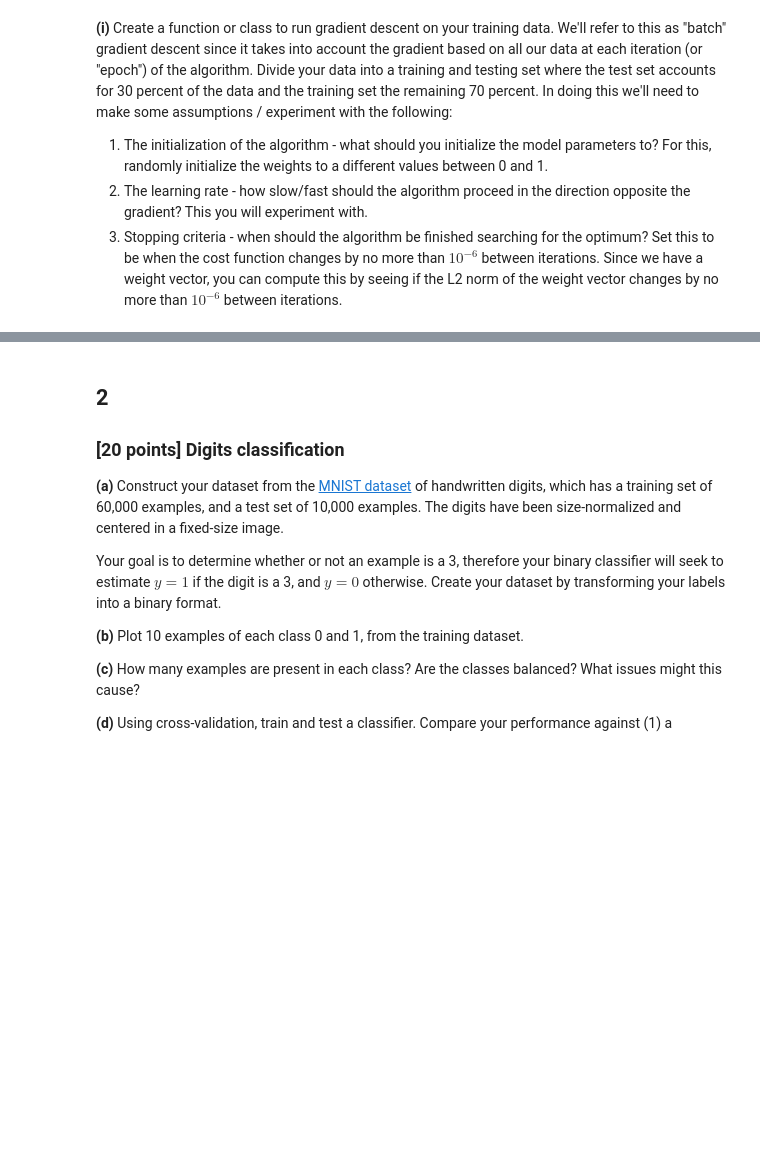
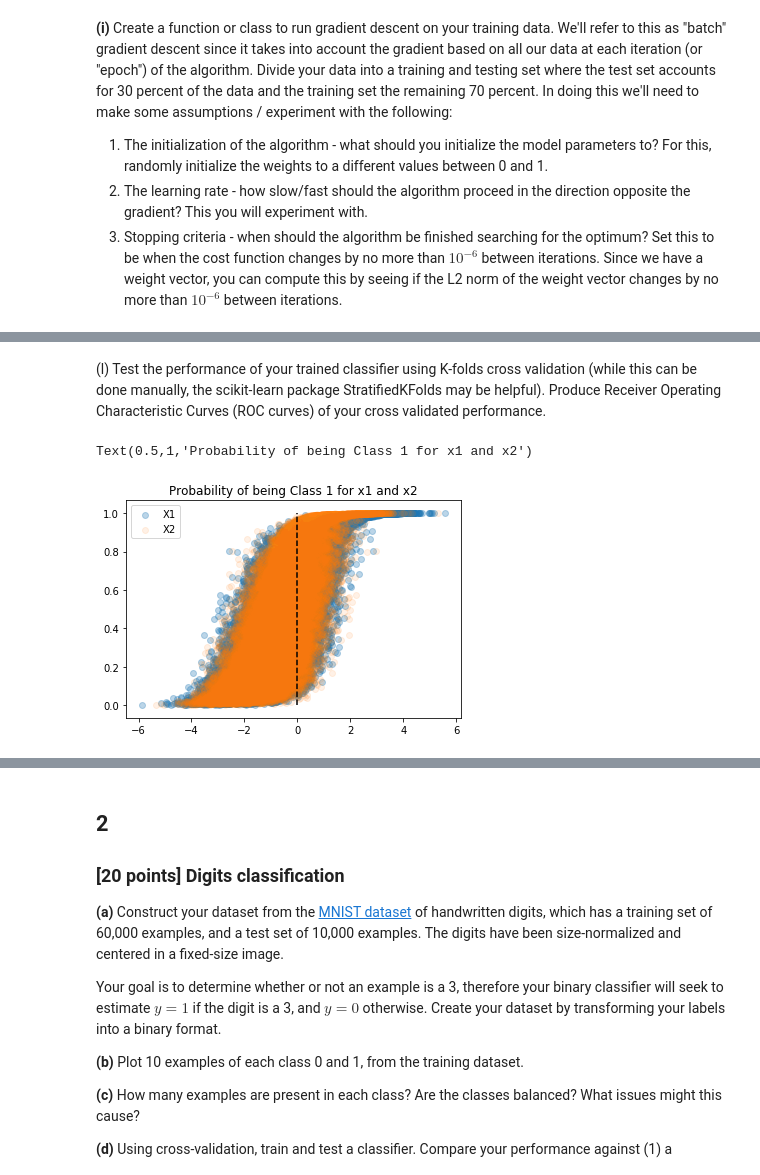
Before and after one commit to joaquinmenendez/machine-learning-course, a Jupyter notebook: Assignment_3/Assignment 3.ipynb, the cells around one changed output, grey strips where cells are left out. Saved outputs shown, nothing was run; the diff lists cells and outputs as text; code cells hidden in the pictures; blank space fills up the shorter version.

Commit message:
ex 1 done

```diff
--- a/Assignment_3/Assignment 3.ipynb
+++ b/Assignment_3/Assignment 3.ipynb
@@ -248,0 +231,12 @@ train, test = train_test_split(df, test_size=0.3)
+# %%
+def grad_desc(dataset,w,learning_rate, stopping_criteria):
+    wj_old = w
+    wj_delta  = 1
+    cost = []
+    while wj_delta > stopping_criteria:
+        wj = wj_old -  prob_single_data_2(dataset,wj_old,learning_rate)
+        cost.append(cost_function_2(dataset,wj_old))
+        wj_delta = np.linalg.norm(wj_old - wj) #estimate ell2 for the substraction of my weights
+        #print('wj delta :', wj_delta)
+        wj_old = wj
+    return wj, cost
@@ -297,0 +337,21 @@ array([[-0.1872016 , -1.9296029 , -0.40639992]])
+# %%
+learning_rate = 0.1
+w = weights3 #eta 0.1
+# %% [markdown]
+(l) Test the performance of your trained classifier using K-folds cross validation (while this can be done manually, the scikit-learn package StratifiedKFolds may be helpful). Produce Receiver Operating Characteristic Curves (ROC curves) of your cross validated performance.
+# %%
+#First I want to check my results using the weights from my gradient fucntion. This would be using all my training dataset:
+# X = x1, x2
+# Y = y
+X = train.drop(['y'], axis = 1)
+X.insert(0,'x0',np.array([1]*train.shape[0])) # will add a column of ones as X0 to the dataframe
+y = train['y'].values
+X = X.values  #Scikit does not like pandas
+plt.scatter(X[:,1],logistic_prob_2(X,w).T, label='X1', alpha = 0.3)
+plt.scatter(X[:,2],logistic_prob_2(X,w).T, label = 'X2', alpha = 0.1)
+plt.vlines(x= 0, ymin= 0 , ymax= 1, linestyles='--')
+plt.legend()
+plt.title('Probability of being Class 1 for x1 and x2')
+# %% [output]
+Text(0.5,1,'Probability of being Class 1 for x1 and x2')
+[figure, added]
```
Also changed, not shown: parts of 27 cells of this notebook, 1 other file.
